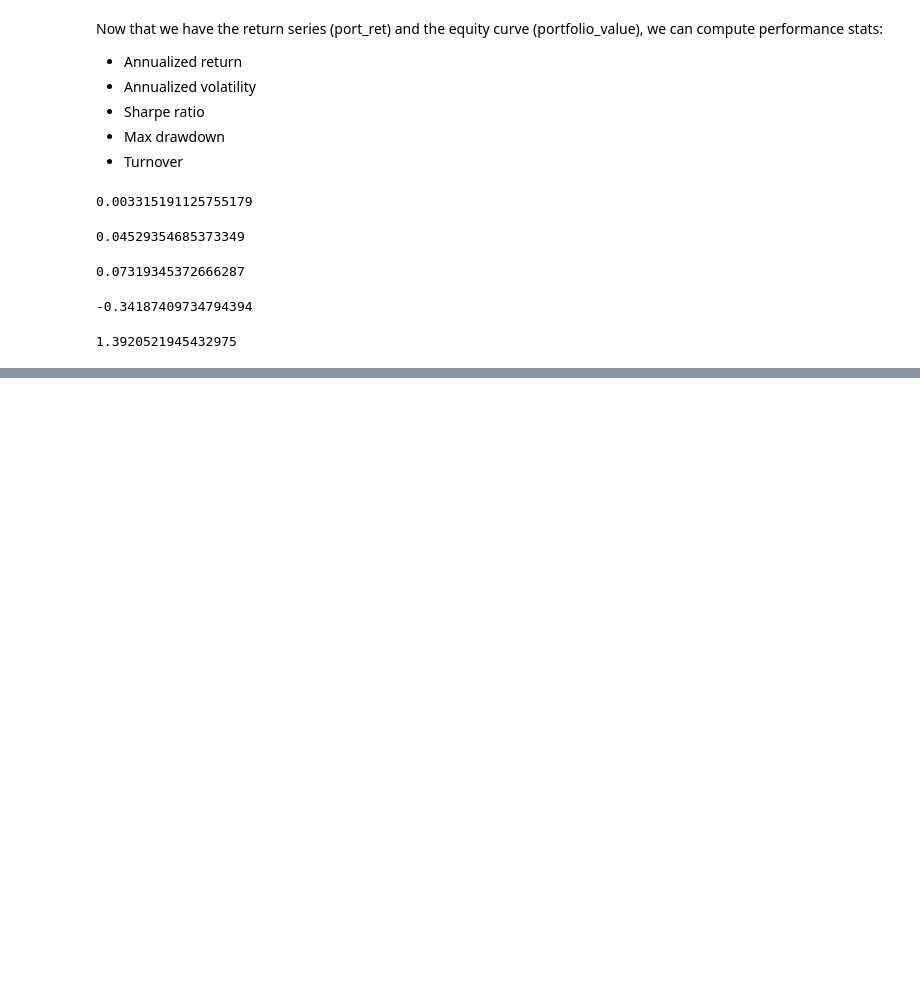
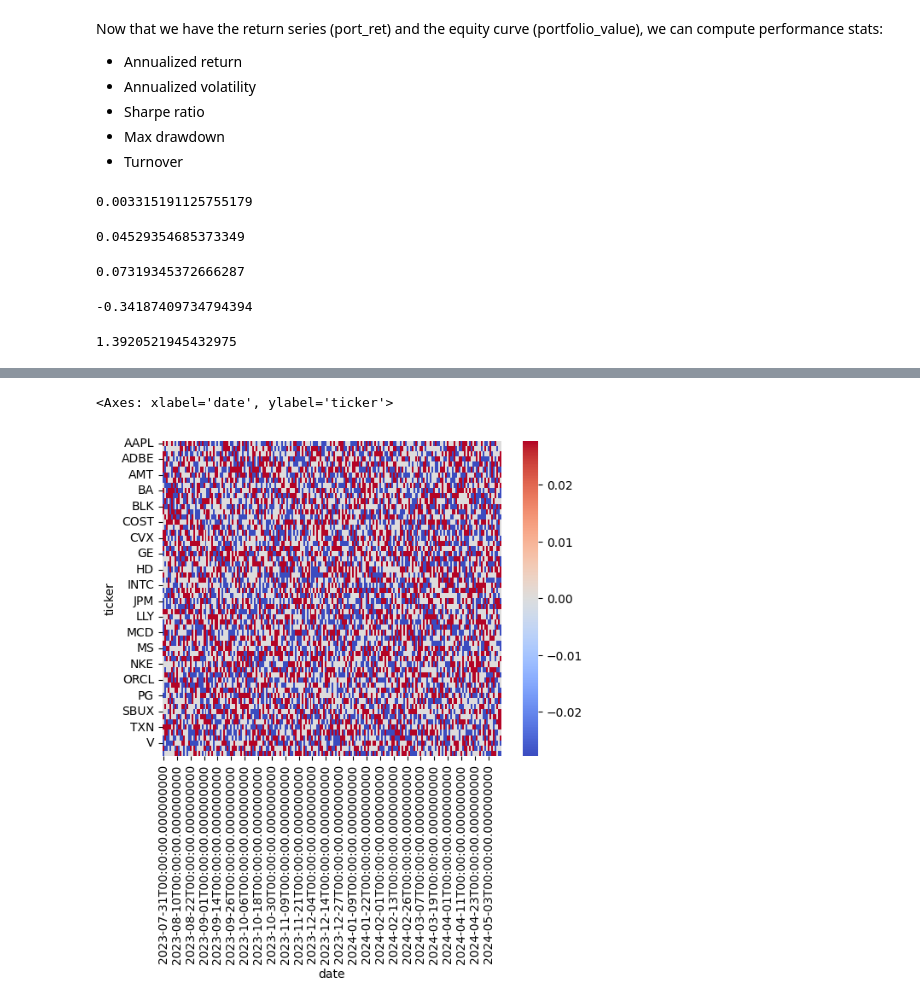
Before and after one commit to emmetand/dynamic-quant-equity-simulator, a Jupyter notebook: notebooks/ridge_model.ipynb, the cells around one changed output, grey strips where cells are left out. Saved outputs shown, nothing was run; the diff lists cells and outputs as text; code cells hidden in the pictures; blank space fills up the shorter version.

```diff
--- a/notebooks/ridge_model.ipynb
+++ b/notebooks/ridge_model.ipynb
@@ -262,0 +289,9 @@ daily_turnover
+# %%
+# heatmap of portfolio weights (how weights change over time)
+
+sns.heatmap(weights.T.iloc[:, :200], cmap="coolwarm", center=0)
+
+# extremely staticy, shows high turnover.
+# %% [output]
+<Axes: xlabel='date', ylabel='ticker'>
+[figure, added]
```
Also changed, not shown: parts of 6 cells of this notebook, 6 other files.
